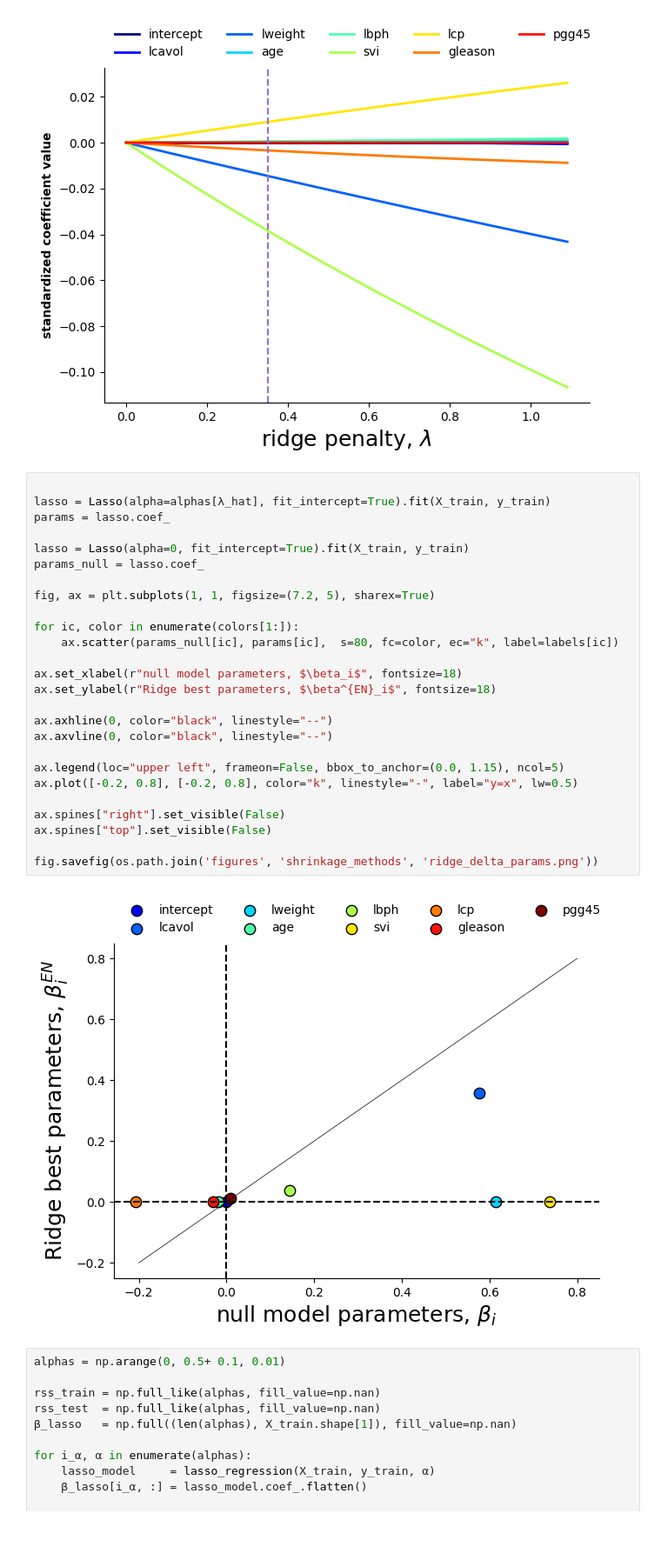
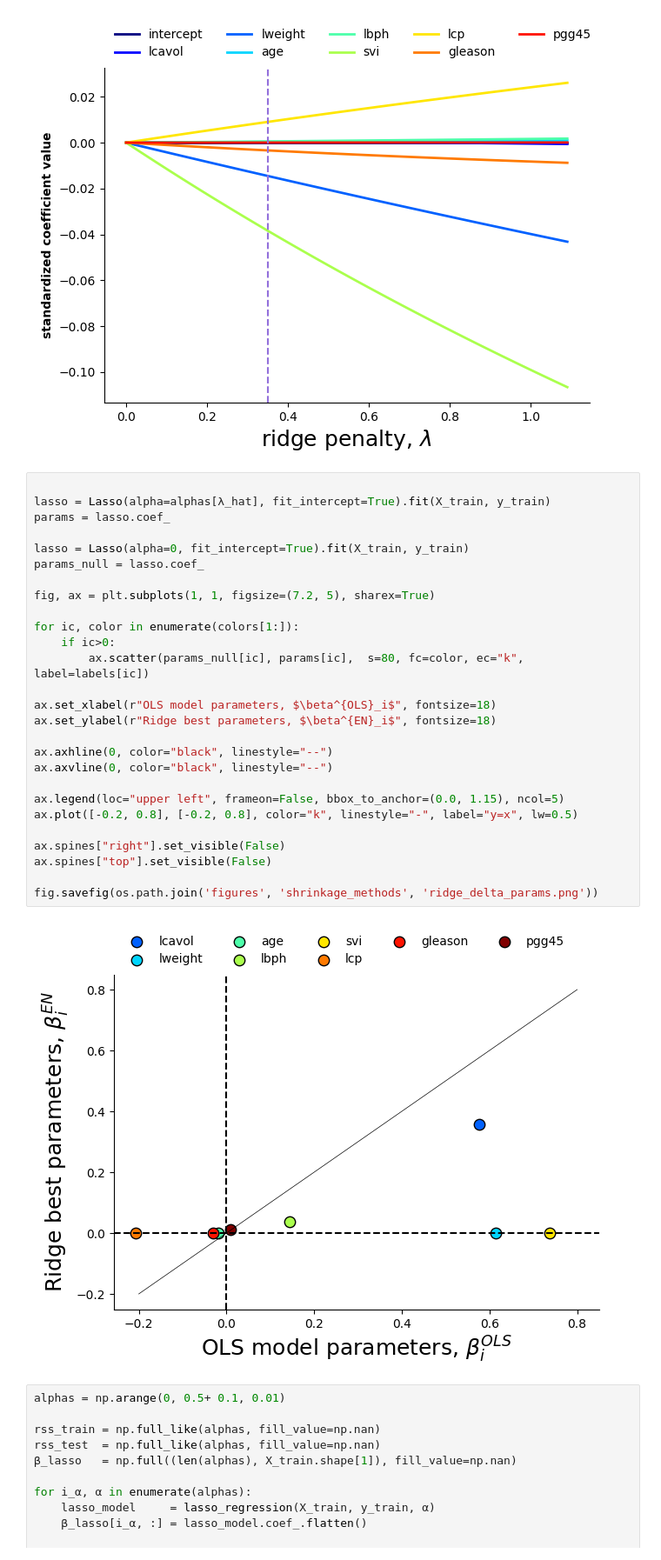
Before and after one commit to ChaosDonkey06/Stats-ML4Genomics, a Jupyter notebook: recitations/10-10-2024.ipynb, the cells around one changed output. Shown at 87% size. Drawn from its saved outputs; the diff is of its cells as text; blank space fills up the shorter version.

```diff
--- a/recitations/10-10-2024.ipynb
+++ b/recitations/10-10-2024.ipynb
@@ -150,31 +150,32 @@ fig.savefig(os.path.join('figures', 'shrinkage_methods', 'ridge_params.png'))
 # %%
 
 lasso = Lasso(alpha=alphas[λ_hat], fit_intercept=True).fit(X_train, y_train)
 params = lasso.coef_
 
 lasso = Lasso(alpha=0, fit_intercept=True).fit(X_train, y_train)
 params_null = lasso.coef_
 
 fig, ax = plt.subplots(1, 1, figsize=(7.2, 5), sharex=True)
 
 for ic, color in enumerate(colors[1:]):
-    ax.scatter(params_null[ic], params[ic],  s=80, fc=color, ec="k", label=labels[ic])
+    if ic>0:
+        ax.scatter(params_null[ic], params[ic],  s=80, fc=color, ec="k", label=labels[ic])
 
-ax.set_xlabel(r"null model parameters, $\beta_i$", fontsize=18)
+ax.set_xlabel(r"OLS model parameters, $\beta^{OLS}_i$", fontsize=18)
 ax.set_ylabel(r"Ridge best parameters, $\beta^{EN}_i$", fontsize=18)
 
 ax.axhline(0, color="black", linestyle="--")
 ax.axvline(0, color="black", linestyle="--")
 
 ax.legend(loc="upper left", frameon=False, bbox_to_anchor=(0.0, 1.15), ncol=5)
 ax.plot([-0.2, 0.8], [-0.2, 0.8], color="k", linestyle="-", label="y=x", lw=0.5)
 
 ax.spines["right"].set_visible(False)
 ax.spines["top"].set_visible(False)
 
 fig.savefig(os.path.join('figures', 'shrinkage_methods', 'ridge_delta_params.png'))
 # %% [output]
-[figure, old version]
+[figure, new version]
 # %%
 alphas = np.arange(0, 0.5+ 0.1, 0.01)
 
```
Also changed, not shown: parts of 5 cells of this notebook, 7 other files.
